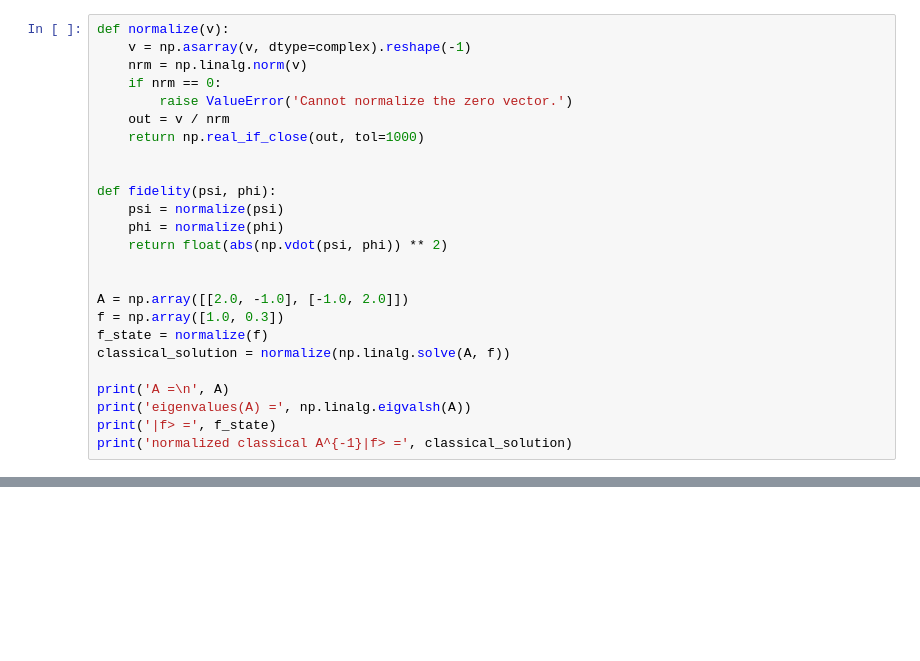
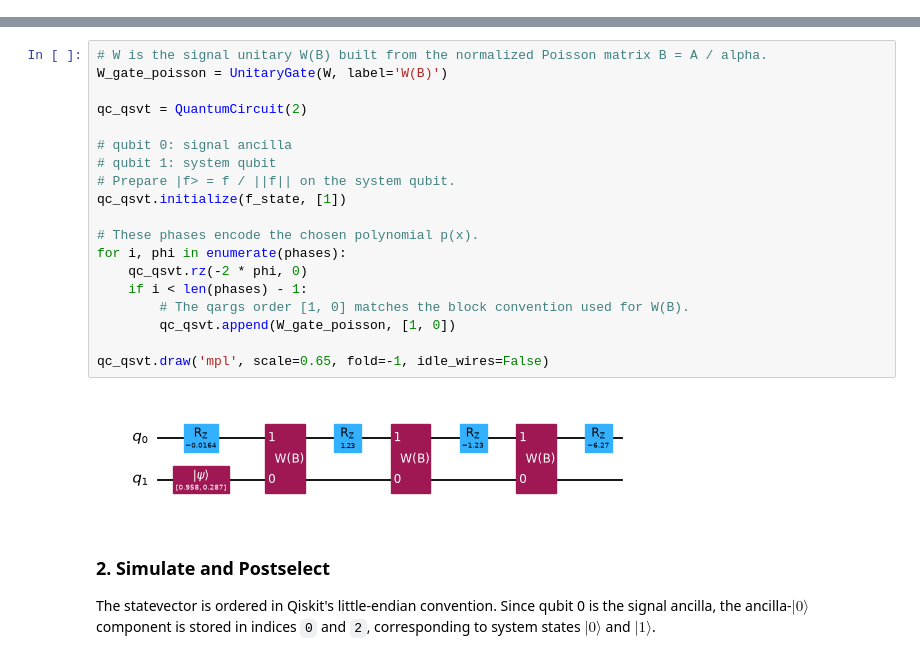
Before and after one commit to zetacaveman/toy-qsvt-poisson-demo, a Jupyter notebook: via_QSVT.ipynb, the cells around one changed output, grey strips where cells are left out. Cells and saved outputs as stored; diff of their text form; blank space fills up the shorter version.

Commit message:
Refine QSVT Poisson notebook

```diff
--- a/via_QSVT.ipynb
+++ b/via_QSVT.ipynb
@@ -41,25 +0,0 @@ The global scale does not matter for a normalized quantum output state, so this
-# %%
-def normalize(v):
-    v = np.asarray(v, dtype=complex).reshape(-1)
-    nrm = np.linalg.norm(v)
-    if nrm == 0:
-        raise ValueError('Cannot normalize the zero vector.')
-    out = v / nrm
-    return np.real_if_close(out, tol=1000)
-
-
-def fidelity(psi, phi):
-    psi = normalize(psi)
-    phi = normalize(phi)
-    return float(abs(np.vdot(psi, phi)) ** 2)
-
-
-A = np.array([[2.0, -1.0], [-1.0, 2.0]])
-f = np.array([1.0, 0.3])
-f_state = normalize(f)
-classical_solution = normalize(np.linalg.solve(A, f))
-
-print('A =\n', A)
-print('eigenvalues(A) =', np.linalg.eigvalsh(A))
-print('|f> =', f_state)
-print('normalized classical A^{-1}|f> =', classical_solution)
@@ -301,0 +831,25 @@ It does not yet implement a general phase-angle synthesis algorithm. For larger
+# %%
+# W is the signal unitary W(B) built from the normalized Poisson matrix B = A / alpha.
+W_gate_poisson = UnitaryGate(W, label='W(B)')
+
+qc_qsvt = QuantumCircuit(2)
+
+# qubit 0: signal ancilla
+# qubit 1: system qubit
+# Prepare |f> = f / ||f|| on the system qubit.
+qc_qsvt.initialize(f_state, [1])
+
+# These phases encode the chosen polynomial p(x).
+for i, phi in enumerate(phases):
+    qc_qsvt.rz(-2 * phi, 0)
+    if i < len(phases) - 1:
+        # The qargs order [1, 0] matches the block convention used for W(B).
+        qc_qsvt.append(W_gate_poisson, [1, 0])
+
+qc_qsvt.draw('mpl', scale=0.65, fold=-1, idle_wires=False)
+# %% [output]
+[figure, added]
+# %% [markdown]
+### 2. Simulate and Postselect
+
+The statevector is ordered in Qiskit's little-endian convention. Since qubit 0 is the signal ancilla, the ancilla-$|0\rangle$ component is stored in indices `0` and `2`, corresponding to system states $|0\rangle$ and $|1\rangle$.
```
Also changed, not shown: parts of 34 cells of this notebook, 2 other files.
